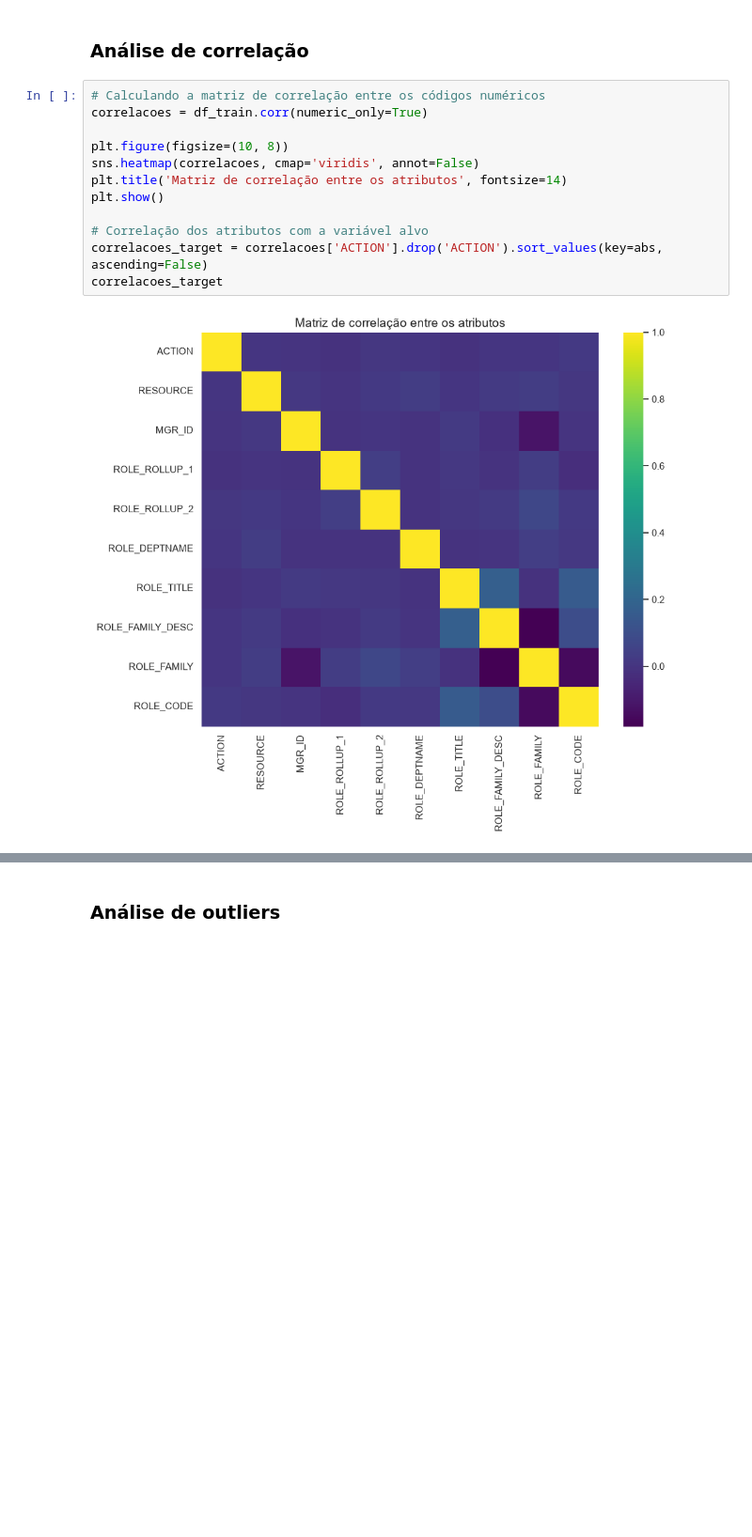
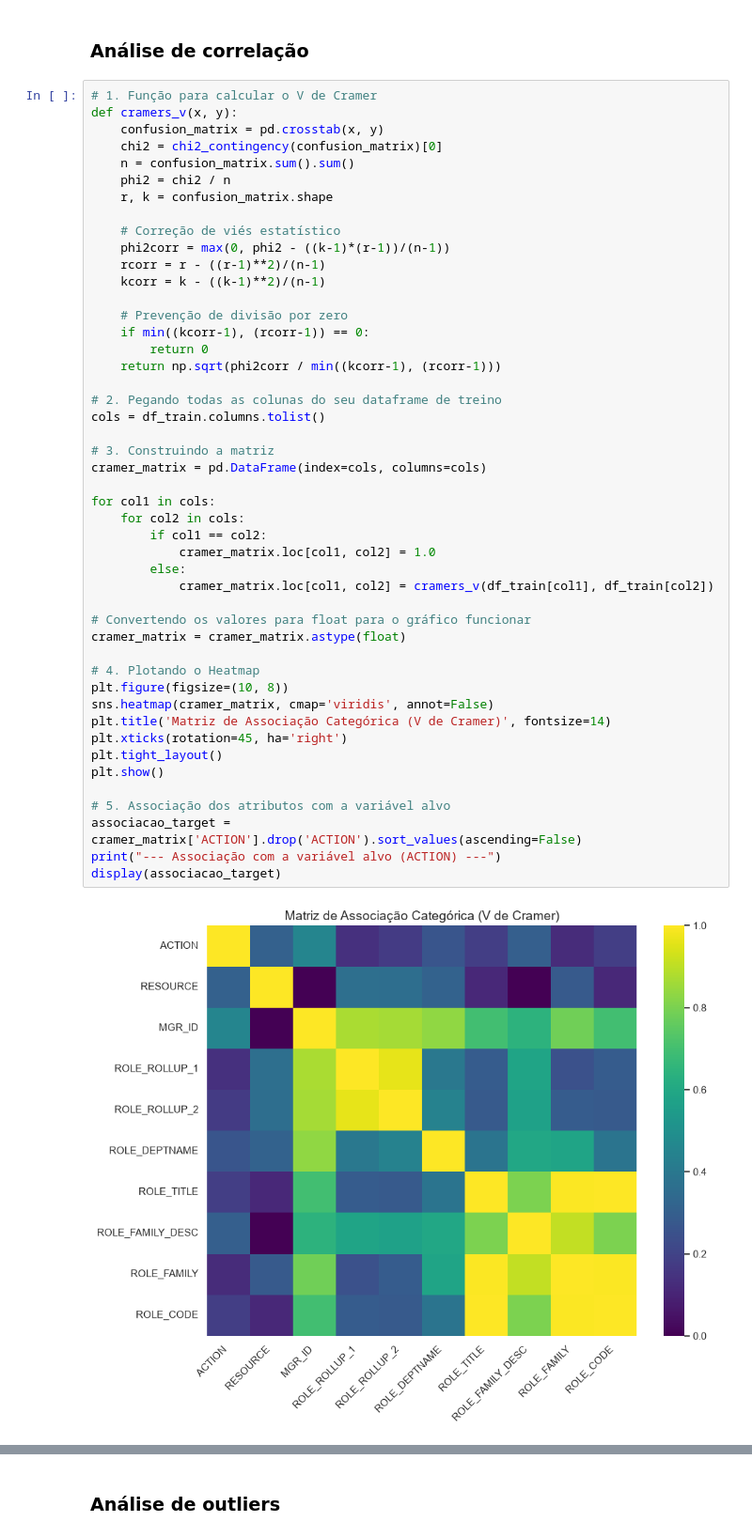
Before and after one commit to arthurtdl/access-grant-prediction, a Jupyter notebook: notebooks/ETA.ipynb, the cells around one changed output, grey strips where cells are left out. Shown at 94% size. Saved outputs shown, nothing was run; the diff lists cells and outputs as text; blank space fills up the shorter version.

```diff
--- a/notebooks/01_analise_exploratoria.ipynb
+++ b/notebooks/ETA.ipynb
@@ -177,16 +180,51 @@ resumo_categorias_raras
 # %% [markdown]
 ### Análise de correlação
 # %%
-# Calculando a matriz de correlação entre os códigos numéricos
-correlacoes = df_train.corr(numeric_only=True)
+# 1. Função para calcular o V de Cramer
+def cramers_v(x, y):
+    confusion_matrix = pd.crosstab(x, y)
+    chi2 = chi2_contingency(confusion_matrix)[0]
+    n = confusion_matrix.sum().sum()
+    phi2 = chi2 / n
+    r, k = confusion_matrix.shape
 
+    # Correção de viés estatístico
+    phi2corr = max(0, phi2 - ((k-1)*(r-1))/(n-1))
+    rcorr = r - ((r-1)**2)/(n-1)
+    kcorr = k - ((k-1)**2)/(n-1)
+
+    # Prevenção de divisão por zero
+    if min((kcorr-1), (rcorr-1)) == 0:
+        return 0
+    return np.sqrt(phi2corr / min((kcorr-1), (rcorr-1)))
+
+# 2. Pegando todas as colunas do seu dataframe de treino
+cols = df_train.columns.tolist()
+
+# 3. Construindo a matriz
+cramer_matrix = pd.DataFrame(index=cols, columns=cols)
+
+for col1 in cols:
+    for col2 in cols:
+        if col1 == col2:
+            cramer_matrix.loc[col1, col2] = 1.0
+        else:
+            cramer_matrix.loc[col1, col2] = cramers_v(df_train[col1], df_train[col2])
+
+# Convertendo os valores para float para o gráfico funcionar
+cramer_matrix = cramer_matrix.astype(float)
+
+# 4. Plotando o Heatmap
 plt.figure(figsize=(10, 8))
-sns.heatmap(correlacoes, cmap='viridis', annot=False)
-plt.title('Matriz de correlação entre os atributos', fontsize=14)
+sns.heatmap(cramer_matrix, cmap='viridis', annot=False)
+plt.title('Matriz de Associação Categórica (V de Cramer)', fontsize=14)
+plt.xticks(rotation=45, ha='right')
+plt.tight_layout()
 plt.show()
 
-# Correlação dos atributos com a variável alvo
-correlacoes_target = correlacoes['ACTION'].drop('ACTION').sort_values(key=abs, ascending=False)
-correlacoes_target
+# 5. Associação dos atributos com a variável alvo
+associacao_target = cramer_matrix['ACTION'].drop('ACTION').sort_values(ascending=False)
+print("--- Associação com a variável alvo (ACTION) ---")
+display(associacao_target)
 # %% [output]
-[figure, old version]
+[figure, new version]
```
Also changed, not shown: parts of 4 cells of this notebook, 4 other files.
